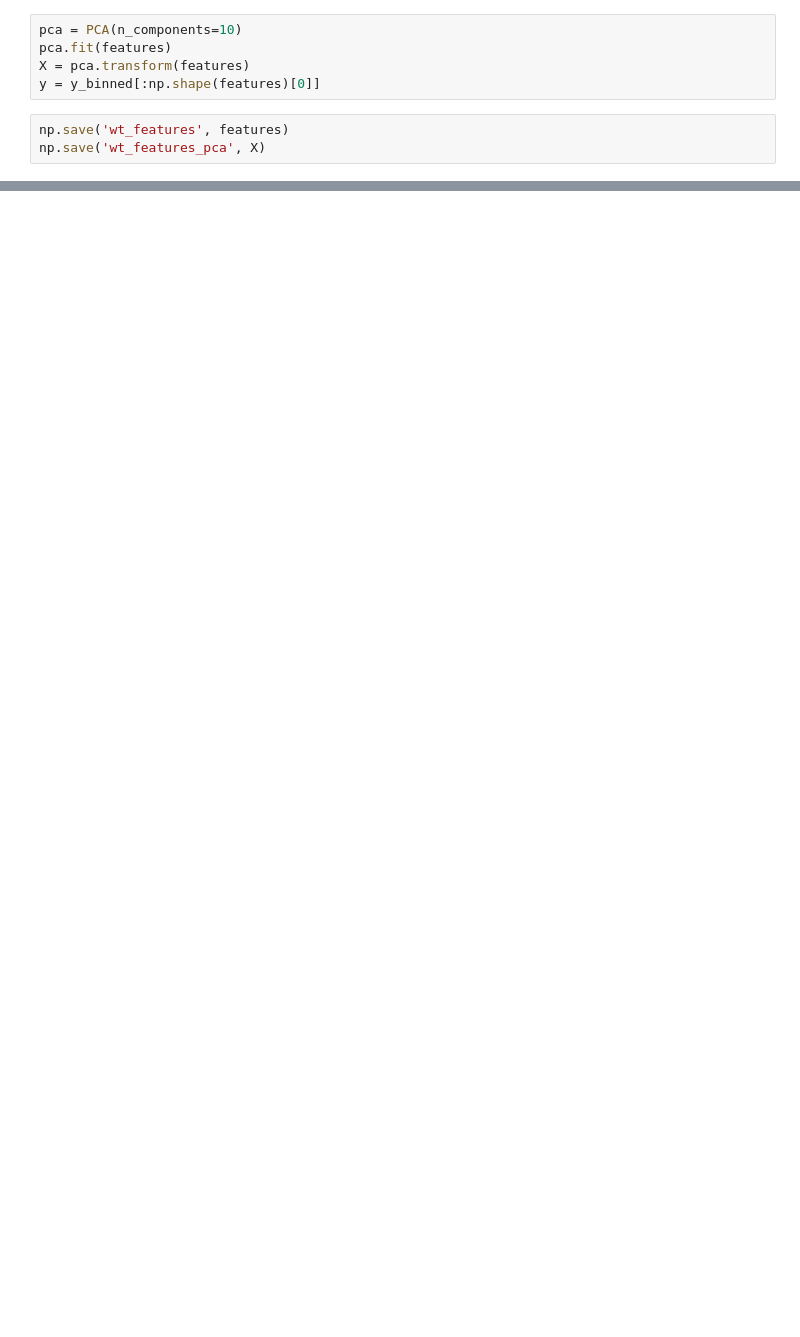
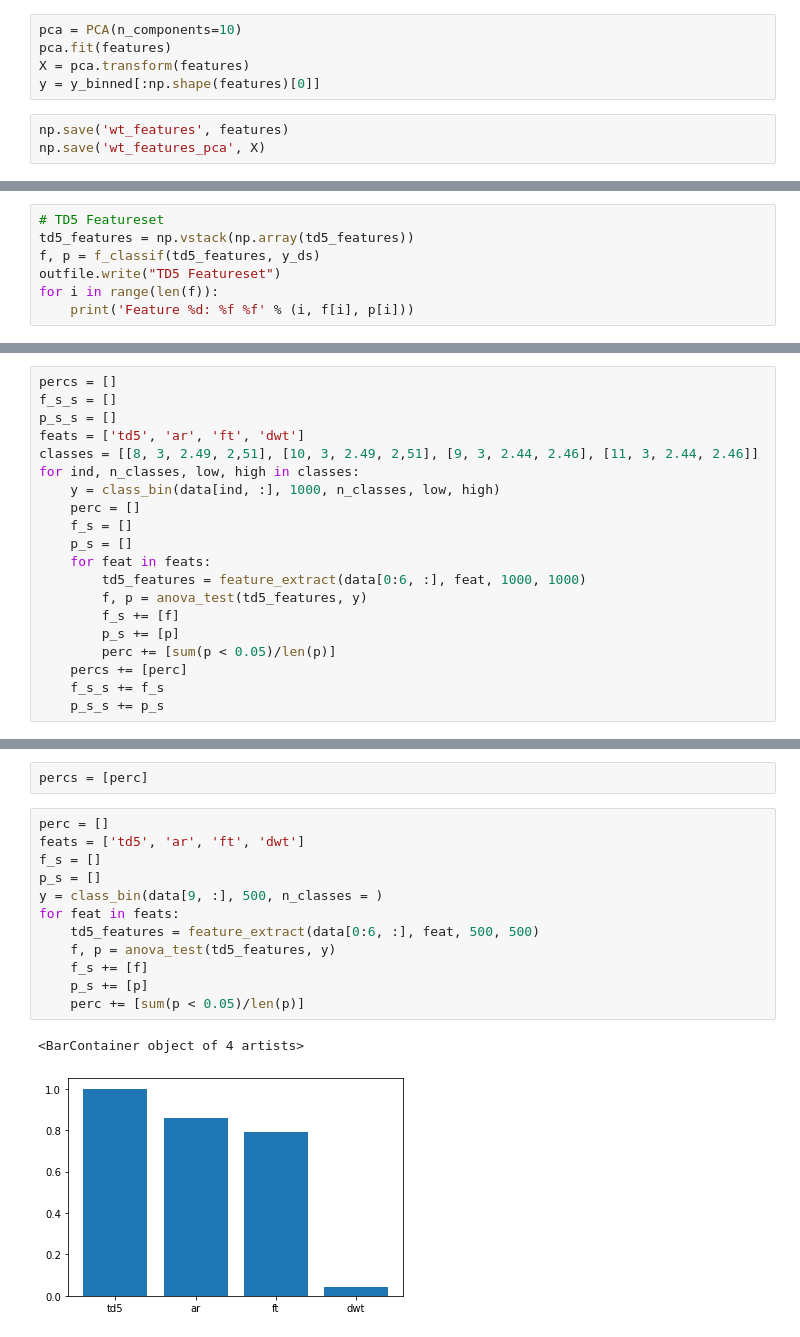
Before and after one commit to hittheant/NLP_Classifier, a Jupyter notebook: Feature Extraction.ipynb, the cells around one changed output, grey strips where cells are left out. Cells and saved outputs as stored; diff of their text form; blank space fills up the shorter version.

```diff
--- a/Feature Extraction.ipynb
+++ b/Feature Extraction.ipynb
@@ -114,0 +123,7 @@ Feature 9: 0.489848 0.612721
+# %%
+# TD5 Featureset
+td5_features = np.vstack(np.array(td5_features))
+f, p = f_classif(td5_features, y_ds)
+outfile.write("TD5 Featureset")
+for i in range(len(f)):
+    print('Feature %d: %f %f' % (i, f[i], p[i]))
@@ -114,0 +158,20 @@ Feature 9: 0.489848 0.612721
+# %%
+percs = []
+f_s_s = []
+p_s_s = []
+feats = ['td5', 'ar', 'ft', 'dwt']
+classes = [[8, 3, 2.49, 2,51], [10, 3, 2.49, 2,51], [9, 3, 2.44, 2.46], [11, 3, 2.44, 2.46]]
+for ind, n_classes, low, high in classes:
+    y = class_bin(data[ind, :], 1000, n_classes, low, high)
+    perc = []
+    f_s = []
+    p_s = []
+    for feat in feats:
+        td5_features = feature_extract(data[0:6, :], feat, 1000, 1000)
+        f, p = anova_test(td5_features, y)
+        f_s += [f]
+        p_s += [p]
+        perc += [sum(p < 0.05)/len(p)]
+    percs += [perc]
+    f_s_s += f_s
+    p_s_s += p_s
@@ -114,0 +209,17 @@ Feature 9: 0.489848 0.612721
+# %%
+percs = [perc]
+# %%
+perc = []
+feats = ['td5', 'ar', 'ft', 'dwt']
+f_s = []
+p_s = []
+y = class_bin(data[9, :], 500, n_classes = )
+for feat in feats:
+    td5_features = feature_extract(data[0:6, :], feat, 500, 500)
+    f, p = anova_test(td5_features, y)
+    f_s += [f]
+    p_s += [p]
+    perc += [sum(p < 0.05)/len(p)]
+# %% [output]
+<BarContainer object of 4 artists>
+[figure, added]
```
Also changed, not shown: parts of 15 cells of this notebook, 1 other file.
